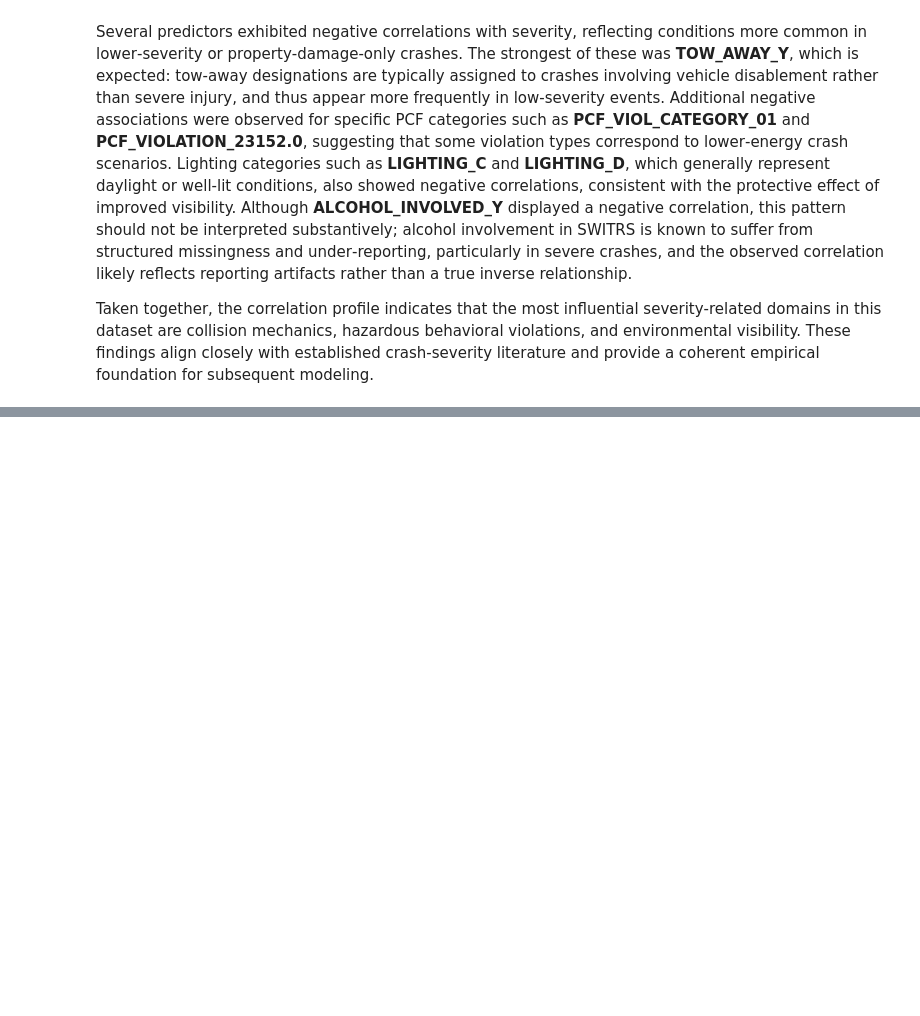
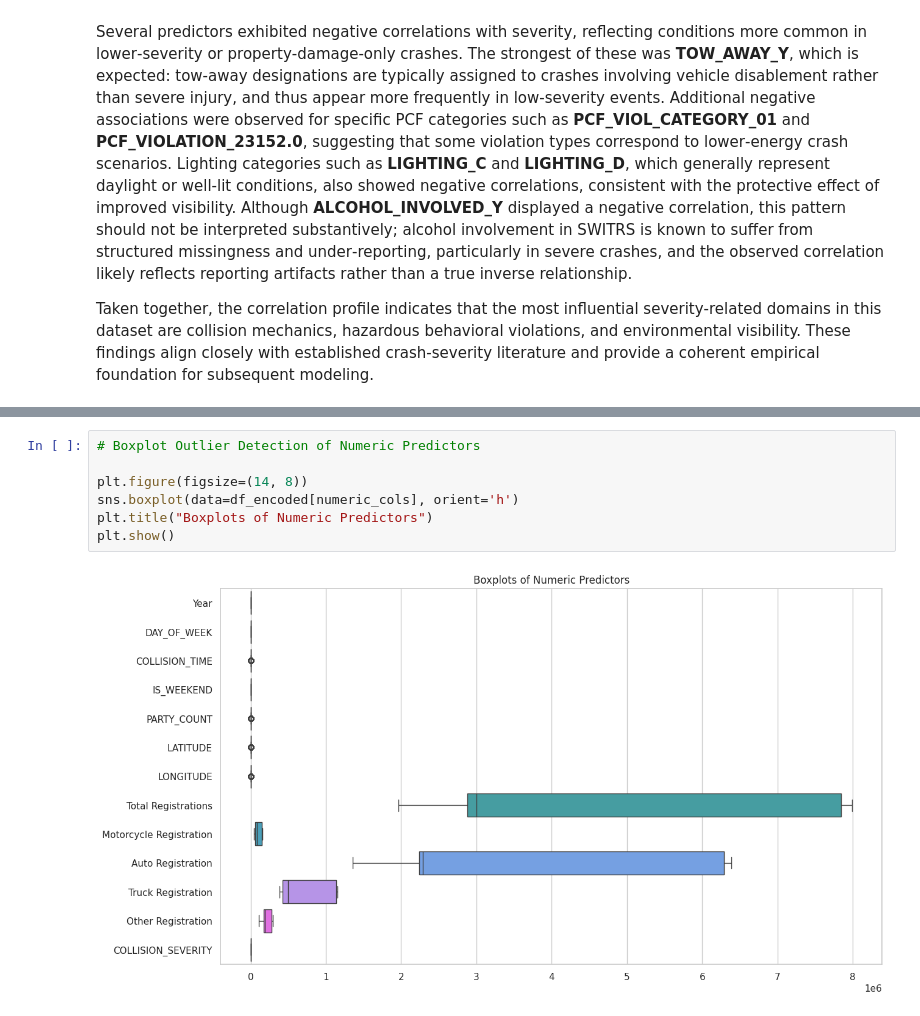
Before and after one commit to jeremiahsnipes/motorcycle_risk_project, a Jupyter notebook: SouthernCA_Analysis&Models.ipynb, the cells around one changed output, grey strips where cells are left out. Drawn from its saved outputs; the diff is of its cells as text; blank space fills up the shorter version.

```diff
--- a/SouthernCA_Analysis&Models.ipynb
+++ b/SouthernCA_Analysis&Models.ipynb
@@ -466,0 +484,9 @@ Taken together, the correlation profile indicates that the most influential seve
+# %%
+# Boxplot Outlier Detection of Numeric Predictors
+
+plt.figure(figsize=(14, 8))
+sns.boxplot(data=df_encoded[numeric_cols], orient='h')
+plt.title("Boxplots of Numeric Predictors")
+plt.show()
+# %% [output]
+[figure, added]
```
Also changed, not shown: parts of 16 cells of this notebook.
